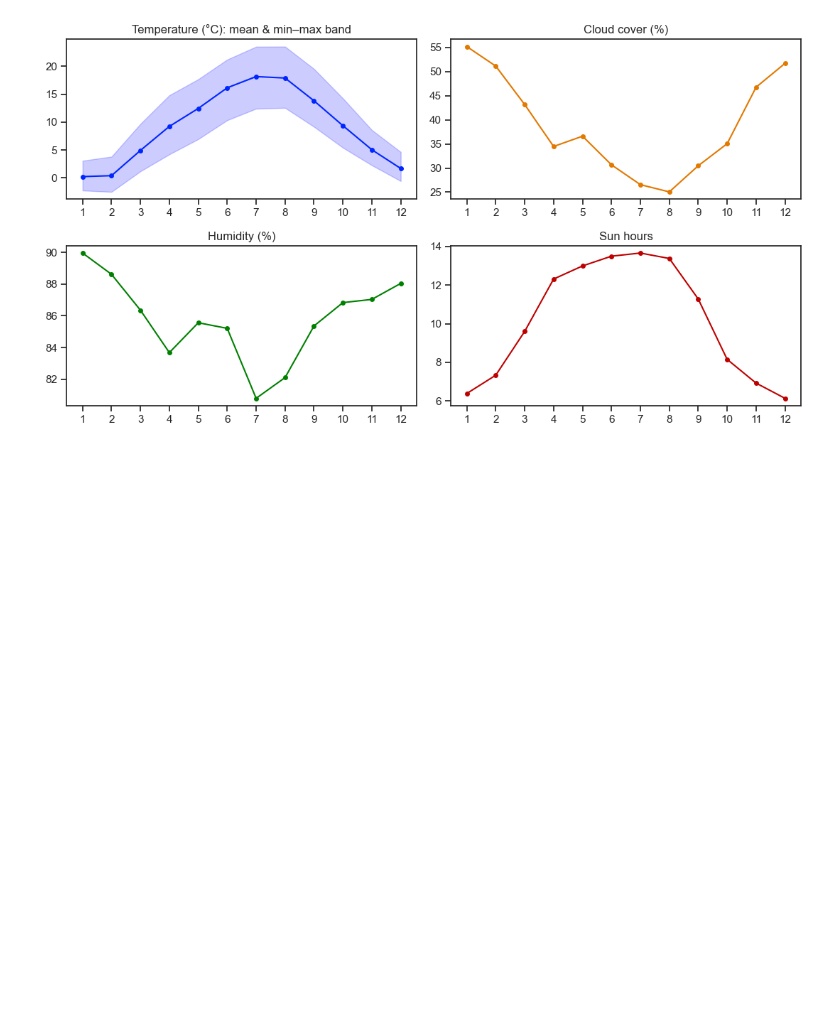
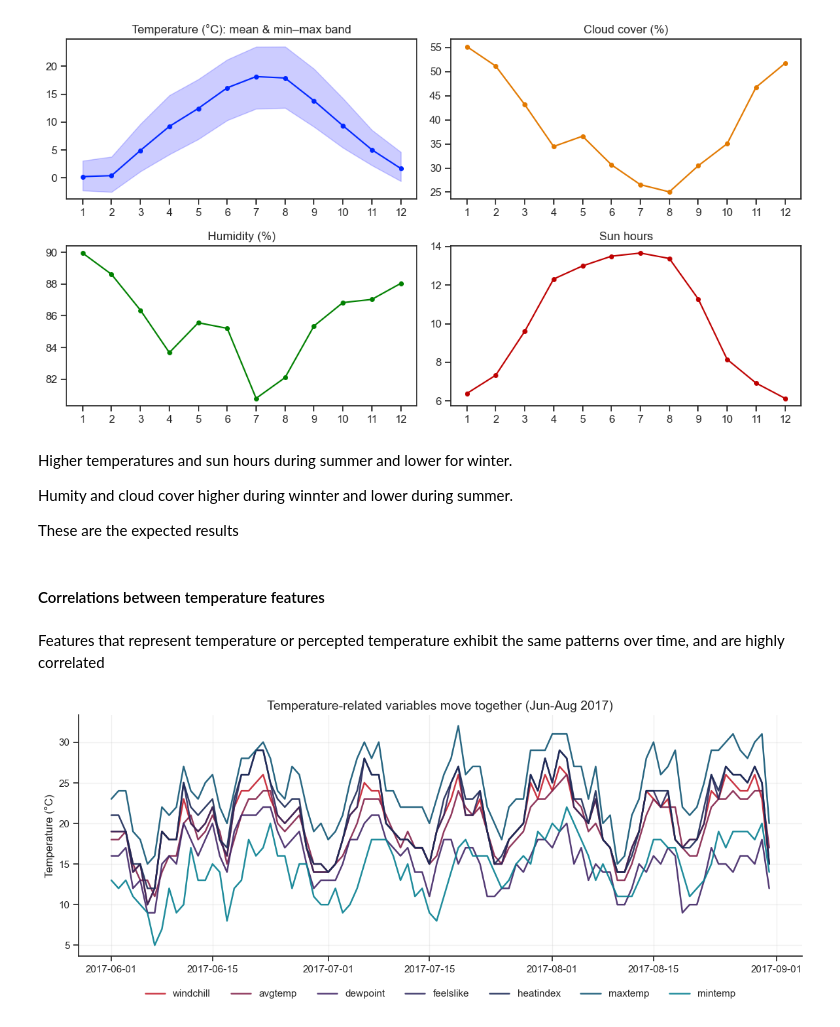
Before and after one commit to pejoCloser/Freight_Challenge, a Jupyter notebook: notebooks/EDA.ipynb, the cells around one changed output. Saved outputs shown, nothing was run; the diff lists cells and outputs as text; code cells hidden in the pictures; blank space fills up the shorter version.

```diff
--- a/notebooks/EDA.ipynb
+++ b/notebooks/EDA.ipynb
@@ -527,0 +546,34 @@ plt.tight_layout(); plt.show()
+# %% [markdown]
+Higher temperatures and sun hours during summer and lower for winter.
+
+Humity and cloud cover higher during winnter and lower during summer.
+
+These are the expected results
+# %% [markdown]
+#### Correlations between temperature features
+# %% [markdown]
+Features that represent temperature or percepted temperature exhibit the same patterns over time, and are highly correlated
+# %%
+cols = ['windchill', 'avgtemp', 'dewpoint', 'feelslike', 'heatindex', 'maxtemp', 'mintemp']
+
+cmap = LinearSegmentedColormap.from_list("closer", ["#c52030", "#422767", "#1c2a56", "#078091"])
+colors = [cmap(i / (len(cols) - 1)) for i in range(len(cols))]
+
+# Snippet from 2017: 3 months, enough to see the shared trend without clutter
+d = df_weather.sort_values("Date")
+d = d[(d["Date"] >= "2017-06-01") & (d["Date"] < "2017-09-01")]
+
+fig, ax = plt.subplots(figsize=(12, 5))
+for col, color in zip(cols, colors):
+    ax.plot(d["Date"], d[col], label=col, color=color, lw=1.8, alpha=0.9)
+
+ax.set_title("Temperature-related variables move together (Jun-Aug 2017)", fontsize=14)
+ax.set_ylabel("Temperature (°C)")
+ax.grid(True, alpha=0.3)
+ax.spines[["top", "right"]].set_visible(False)
+ax.legend(ncol=7, loc="upper center", bbox_to_anchor=(0.5, -0.1), frameon=False)
+
+plt.tight_layout()
+plt.show()
+# %% [output]
+[figure, added]
```
Also changed, not shown: parts of 22 cells of this notebook, 2 other files.
